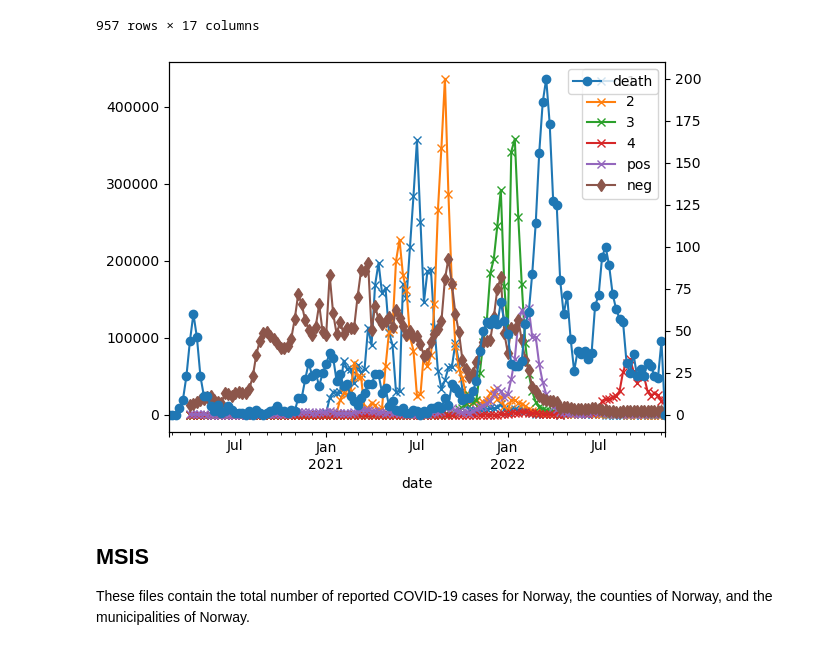
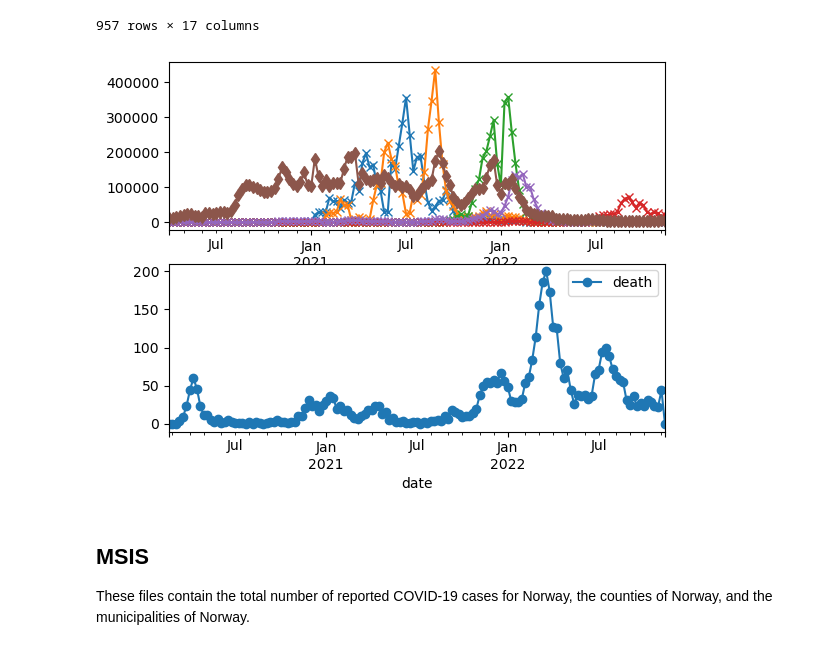
Before and after one commit to galendal/model_prepare, a Jupyter notebook: fhi_data.ipynb, the cells around one changed output. Cells and saved outputs as stored; diff of their text form; code cells hidden in the pictures.

```diff
--- a/fhi_data.ipynb
+++ b/fhi_data.ipynb
@@ -128,19 +108,21 @@ lab_hosp
 | 2022-11-13 | 236 | 36 | 0.0 | 0.0 | 0.0 | 0.0 | 4346995.0 | 4054726.0 | 3006093.0 | ... |
 957 rows × 17 columns
 # %%
-fig, ax1 = plt.subplots()
-lab_hosp.resample('W').sum().n_dose_1.plot(marker='x',ax=ax1)
-lab_hosp.resample('W').sum().n_dose_2.plot(marker='x',ax=ax1)
-lab_hosp.resample('W').sum().n_dose_3.plot(marker='x',ax=ax1)
-lab_hosp.resample('W').sum().n_dose_4.plot(marker='x',ax=ax1)
-lab_hosp.resample('W').sum().n_pos.plot(marker='x',ax=ax1)
-lab_hosp.resample('W').sum().n_neg.plot(marker='d',ax=ax1)
+fig, axs = plt.subplots(2,1)
+lab_hosp.resample('W').sum().n_dose_1.plot(marker='x',ax=axs[0])
+lab_hosp.resample('W').sum().n_dose_2.plot(marker='x',ax=axs[0])
+lab_hosp.resample('W').sum().n_dose_3.plot(marker='x',ax=axs[0])
+lab_hosp.resample('W').sum().n_dose_4.plot(marker='x',ax=axs[0])
+lab_hosp.resample('W').sum().n_pos.plot(marker='x',ax=axs[0])
+lab_hosp.resample('W').sum().n_neg.plot(marker='d',ax=axs[0])
 plt.legend(['1','2','3','4','pos','neg'])
-ax2 = ax1.twinx()
-death.groupby('date').sum().n.plot(marker='o',ax=ax2)
+plt.subplots_adjust(wspace=1.6)
+death.groupby('date').sum().n.plot(marker='o',ax=axs[1])
 plt.legend(['death']);
+
+plt.show()
 # %% [output]
-[figure, old version]
+[figure, new version]
 # %% [markdown]
 ## MSIS
 These files contain the total number of reported COVID-19 cases for Norway, the counties of Norway, and the municipalities of Norway.
```
Also changed, not shown: parts of 31 cells of this notebook, 3 other files.
